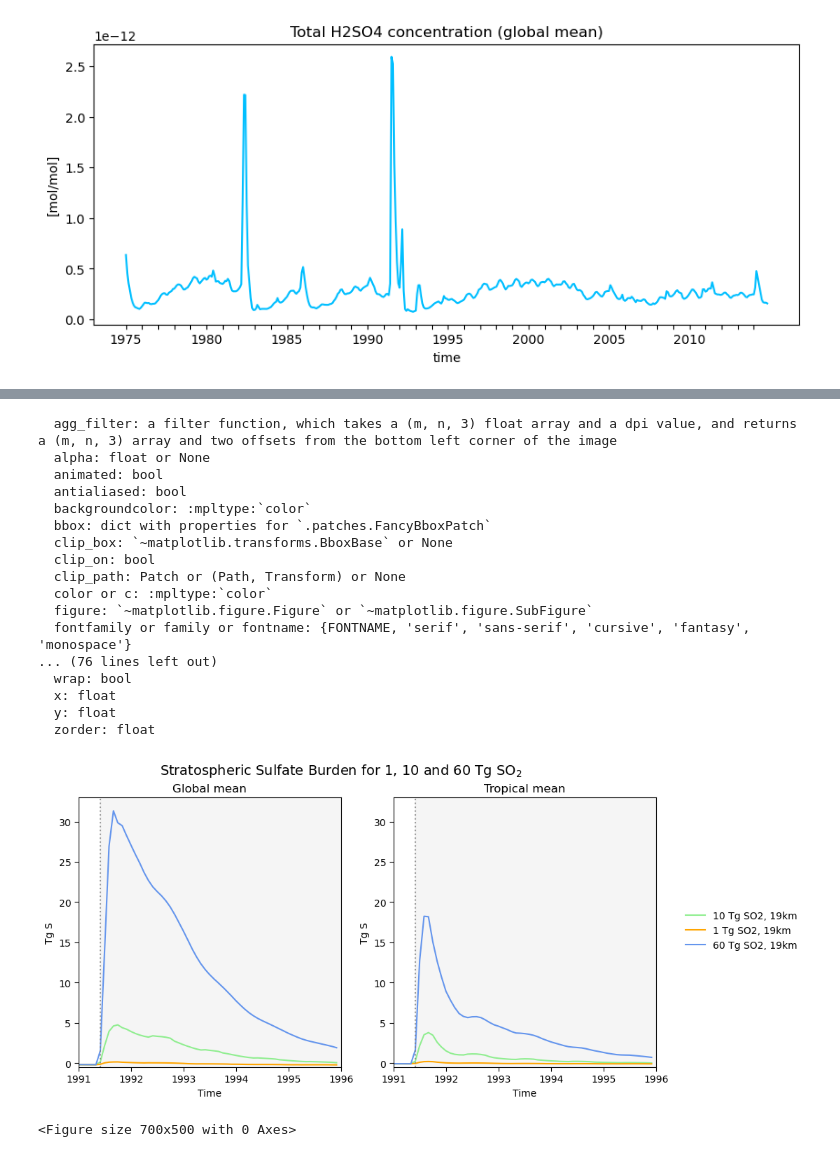
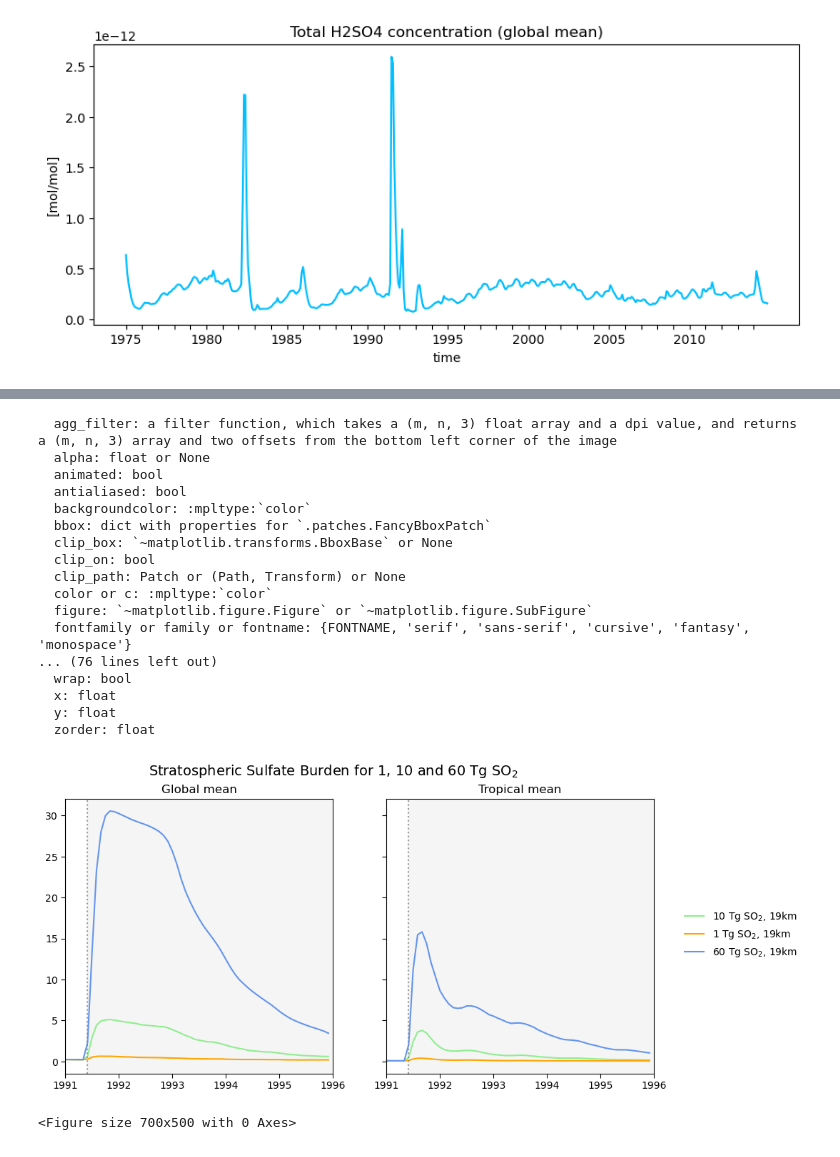
Before and after one commit to EliHHogemo/master_thesis, a Jupyter notebook: sulfur_pinatubo.ipynb, the cells around one changed output, grey strips where cells are left out. Saved outputs shown, nothing was run; the diff lists cells and outputs as text; code cells hidden in the pictures.

```diff
--- a/sulfur_pinatubo.ipynb
+++ b/sulfur_pinatubo.ipynb
@@ -192,9 +168,9 @@ M_air = 28.9647
 m_air_global = 5.3 * 10**21
 K_so2 = (M_SO2 / M_air) * m_air_global *10**(-12)    # mol/mol → Tg conversion factor
 
-lat = ds_19["lat"]
+lat = so2_19["lat"]
 weighted_lat = np.cos(np.deg2rad(lat))
-so2 = ds_19["SO2"].weighted(weighted_lat).mean(dim=["lat", "lon", "lev"])
+so2 = so2_19["SO2"].weighted(weighted_lat).mean(dim=["lat", "lon", "lev"])
 
 so2_tg = so2 * K_so2
 
@@ -579,0 +492,11 @@ Text(0.5, 1.0, 'Stratospheric burden of Sulfate from Pinatubo (global mean)')
+# %%
+mmr_SULFATE_19_pin = mmr_SULFATE_19.sel(time=slice("1991", "1995"))
+so4_series_19 = get_sulfur_timeseries(mmr_SULFATE_19_pin, p_lev)
+so4_series_19_c = get_sulfur_timeseries(mmr_SULFATE_19_c, p_lev_19_c)
+so4_series_22 = get_sulfur_timeseries(mmr_SULFATE_22, p_lev_22)
+so4_series_24 = get_sulfur_timeseries(mmr_SULFATE_24, p_lev_24)
+so4_series_1825 = get_sulfur_timeseries(mmr_SULFATE_1825, p_lev_1825)
+so4_series_1825_17tg = get_sulfur_timeseries(mmr_SULFATE_1825_17tg, p_lev_1825_17tg)
+so4_series_1pr = get_sulfur_timeseries(mmr_SULFATE_1pr, p_lev_1pr)
+so4_series_1tg = get_sulfur_timeseries(mmr_SULFATE_1tg, p_lev_1tg)
+so4_series_60tg = get_sulfur_timeseries(mmr_SULFATE_60tg, p_lev_60tg)
@@ -808,19 +723,13 @@ plt.show()
 # %%
-fig, ax = plt.subplots(1, 2, figsize=(10, 5))
-ax[0].plot(time_years_19_c, so4_burden_Pinatubo_19_c, color = "lightgreen", label = "10 Tg SO2, 19km")
-ax[0].plot(time_years_1tg, so4_burden_Pinatubo_1tg, color="orange", label="1 Tg SO2, 19km")
-ax[0].plot(time_years_60tg, so4_burden_Pinatubo_60tg, color="cornflowerblue", label="60 Tg SO2, 19km")
-ax[0].set_xlabel("Time")
-ax[0].set_ylabel("Tg S")
-ax[0].set_ylim(-0.5,33)
+fig, ax = plt.subplots(1, 2, figsize=(10, 5), sharey=True)
+ax[0].plot(t_19, so4_series_19_c, color="lightgreen", label="10 Tg SO$_2$, 19km")
+ax[0].plot(t_1tg, so4_series_1tg, color="orange", label="1 Tg SO$_2$, 19km")
+ax[0].plot(t_60, so4_series_60tg, color="cornflowerblue", label="60 Tg SO$_2$, 19km")
 ax[0].set_title("Global mean", fontsize=12)
 
-ax[1].plot(time_years_trop_19_c, so4_burden_TgS_trop_19_c, color = "lightgreen", label = "10 Tg SO2, 19km")
-ax[1].plot(time_years_trop_1tg, so4_burden_TgS_trop_1tg, color="orange", label="1 Tg SO2, 19km")
-ax[1].plot(time_years_trop_60tg, so4_burden_TgS_trop_60tg, color="cornflowerblue", label="60 Tg SO2, 19km")
-ax[1].set_xlabel("Time")
-ax[1].set_ylabel("Tg S")
-ax[1].set_ylim(-0.5,33)
+ax[1].plot(t_19, so4_series_trop_19_c, color="lightgreen", label="10 Tg SO$_2$, 19km")
+ax[1].plot(t_1tg, so4_series_trop_1tg, color="orange", label="1 Tg SO$_2$, 19km")
+ax[1].plot(t_60, so4_series_trop_60tg, color="cornflowerblue", label="60 Tg SO$_2$, 19km")
 ax[1].set_title("Tropical mean", fontsize=12)
 
 eruption_float = 1991 + (6-1)/12
@@ -843,31 +752,31 @@ handles, labels = ax[0].get_legend_handles_labels()
 
 fig.legend(
     handles,
     labels,
     loc="center left",
     bbox_to_anchor=(0.98, 0.5),
     frameon=False
 )
 
 fig.suptitle("Stratospheric Sulfate Burden for 1, 10 and 60 Tg SO$_2$", fontsize=14)
 fig.subplots_adjust(right=0.95)
 plt.show()
 # %% [output]
   agg_filter: a filter function, which takes a (m, n, 3) float array and a dpi value, and returns a (m, n, 3) array and two offsets from the bottom left corner of the image
   alpha: float or None
   animated: bool
   antialiased: bool
   backgroundcolor: :mpltype:`color`
   bbox: dict with properties for `.patches.FancyBboxPatch`
   clip_box: `~matplotlib.transforms.BboxBase` or None
   clip_on: bool
   clip_path: Patch or (Path, Transform) or None
   color or c: :mpltype:`color`
   figure: `~matplotlib.figure.Figure` or `~matplotlib.figure.SubFigure`
   fontfamily or family or fontname: {FONTNAME, 'serif', 'sans-serif', 'cursive', 'fantasy', 'monospace'}
 ... (76 lines left out)
   wrap: bool
   x: float
   y: float
   zorder: float
-[figure, old version]
+[figure, new version]
```
Also changed, not shown: parts of 101 cells of this notebook, 4 other files.
